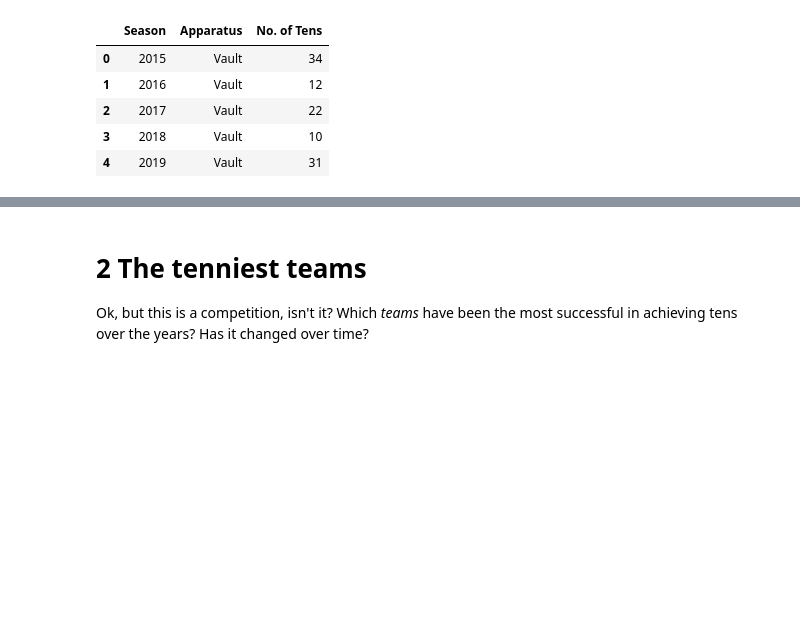
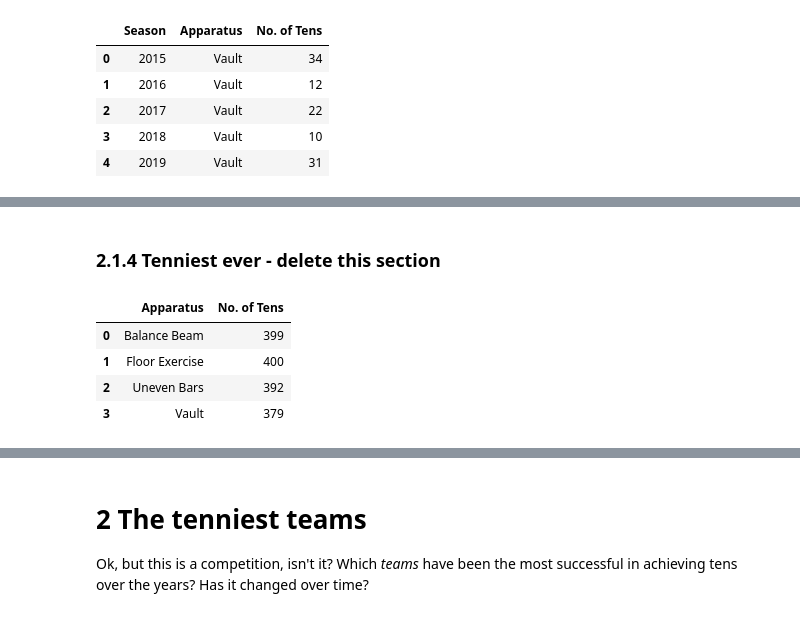
Before and after one commit to LSE-ME204/me204-2024-project-jesatuts2, a Jupyter notebook: notebooks/NB03-EDA-and-Dataviz.ipynb, the cells around one changed output, grey strips where cells are left out. Cells and saved outputs as stored; diff of their text form; code cells hidden in the pictures; blank space fills up the shorter version.

```diff
--- a/notebooks/NB03-EDA-and-Dataviz.ipynb
+++ b/notebooks/NB03-EDA-and-Dataviz.ipynb
@@ -153,10 +128,10 @@ New layout should look like:
 etc.
 # %%
 # Melt the DataFrame
-tenniest_apparatus_melted = pd.melt(tenniest_apparatus_df, id_vars=['Season'], var_name='Apparatus', value_name='No. of Tens')
+tenniest_apparatus_per_year = pd.melt(tenniest_apparatus_df, id_vars=['Season'], var_name='Apparatus', value_name='No. of Tens')
 
 # Preview the melted DataFrame
-tenniest_apparatus_melted.head()
+tenniest_apparatus_per_year.head()
 # %% [output]
 |  | Season | Apparatus | No. of Tens |
 | 0 | 2015 | Vault | 34 |
@@ -211,0 +142,13 @@ ValueError: Mime type rendering requires nbformat>=4.2.0 but it is not installed
+# %% [markdown]
+### 2.1.4 Tenniest ever - delete this section
+# %%
+# Summarise the DataFrame with the sum of the 10s over the years per apparatus
+tenniest_apparatus_10y = tenniest_apparatus_per_year.groupby('Apparatus')['No. of Tens'].sum().reset_index()
+
+tenniest_apparatus_10y
+# %% [output]
+|  | Apparatus | No. of Tens |
+| 0 | Balance Beam | 399 |
+| 1 | Floor Exercise | 400 |
+| 2 | Uneven Bars | 392 |
+| 3 | Vault | 379 |
```
Also changed, not shown: parts of 24 cells of this notebook, 3 other files.
